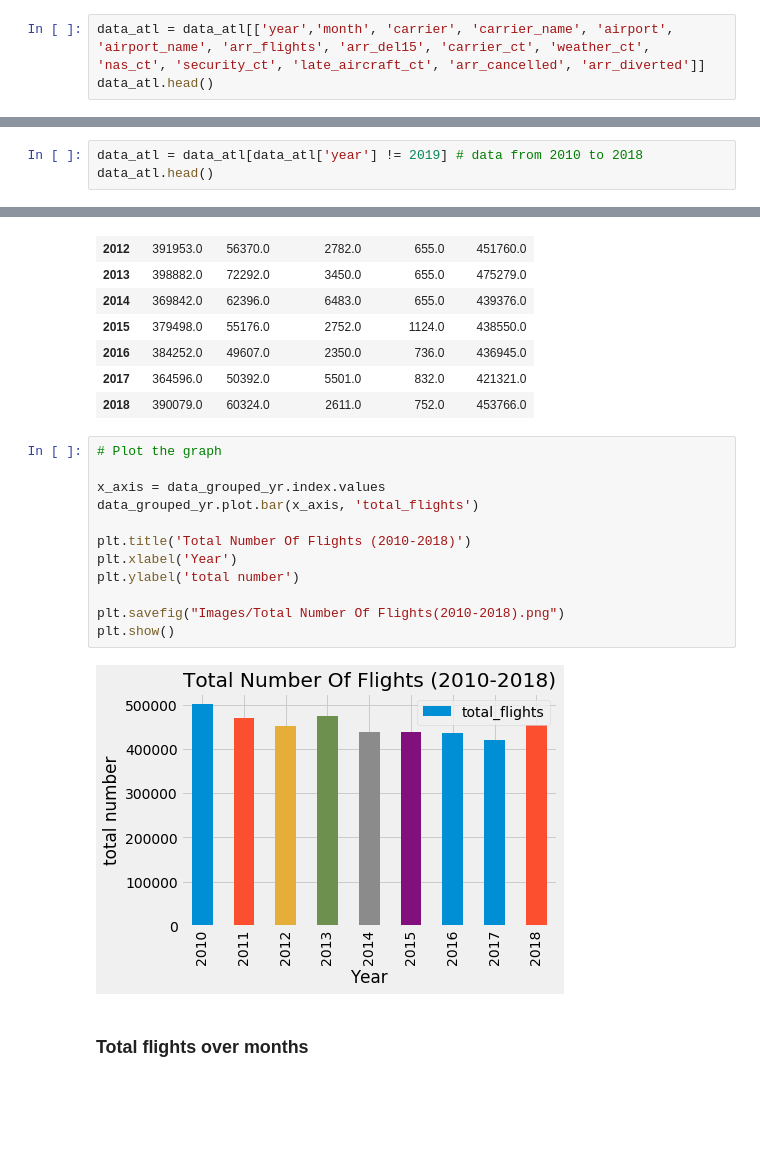
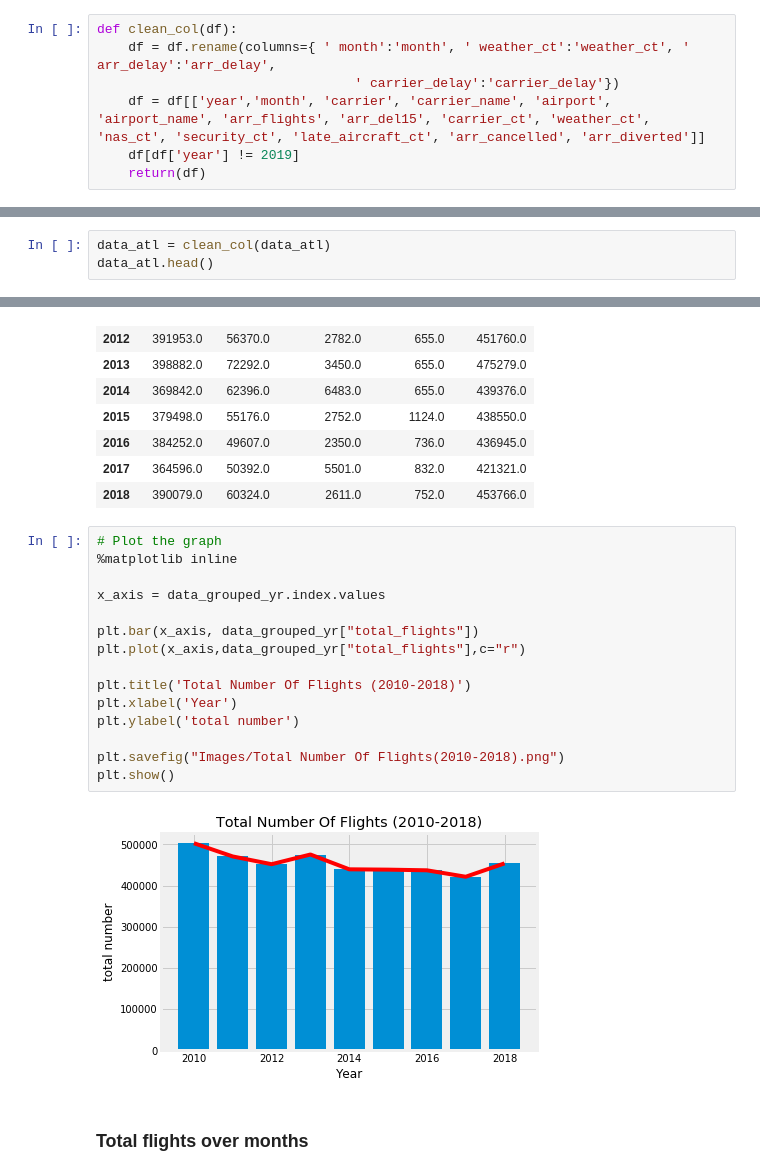
Before and after one commit to danielsonrl/Project_1_Repository, a Jupyter notebook: ATL Data.ipynb, the cells around one changed output, grey strips where cells are left out. Saved outputs shown, nothing was run; the diff lists cells and outputs as text; blank space fills up the shorter version.

```diff
--- a/ATL Data.ipynb
+++ b/ATL Data.ipynb
@@ -32,3 +40,7 @@ data_atl.head()
 # %%
-data_atl = data_atl[['year','month', 'carrier', 'carrier_name', 'airport', 'airport_name', 'arr_flights', 'arr_del15', 'carrier_ct', 'weather_ct', 'nas_ct', 'security_ct', 'late_aircraft_ct', 'arr_cancelled', 'arr_diverted']]
-data_atl.head()
+def clean_col(df):
+    df = df.rename(columns={ ' month':'month', ' weather_ct':'weather_ct', ' arr_delay':'arr_delay',
+                                 ' carrier_delay':'carrier_delay'})
+    df = df[['year','month', 'carrier', 'carrier_name', 'airport', 'airport_name', 'arr_flights', 'arr_del15', 'carrier_ct', 'weather_ct', 'nas_ct', 'security_ct', 'late_aircraft_ct', 'arr_cancelled', 'arr_diverted']]
+    df[df['year'] != 2019]
+    return(df)
@@ -42,5 +47,5 @@ data_atl.head()
 # %%
-data_atl = data_atl[data_atl['year'] != 2019] # data from 2010 to 2018
+data_atl = clean_col(data_atl)
 data_atl.head()
 # %% [output]
 |  | year | month | carrier | carrier_name | airport | airport_name | arr_flights | arr_del15 | carrier_ct | ... |
@@ -156,18 +156,21 @@ data_grouped_yr
 | 2018 | 390079.0 | 60324.0 | 2611.0 | 752.0 | 453766.0 |
 # %%
 # Plot the graph
+%matplotlib inline
 
 x_axis = data_grouped_yr.index.values
-data_grouped_yr.plot.bar(x_axis, 'total_flights')
+
+plt.bar(x_axis, data_grouped_yr["total_flights"])
+plt.plot(x_axis,data_grouped_yr["total_flights"],c="r")
 
 plt.title('Total Number Of Flights (2010-2018)')
 plt.xlabel('Year')
 plt.ylabel('total number')
 
 plt.savefig("Images/Total Number Of Flights(2010-2018).png")
 plt.show()
 # %% [output]
-[figure, old version]
+[figure, new version]
 # %% [markdown]
 ### Total flights over months
 # %%
```
Also changed, not shown: parts of 25 cells of this notebook, 15 other files.
